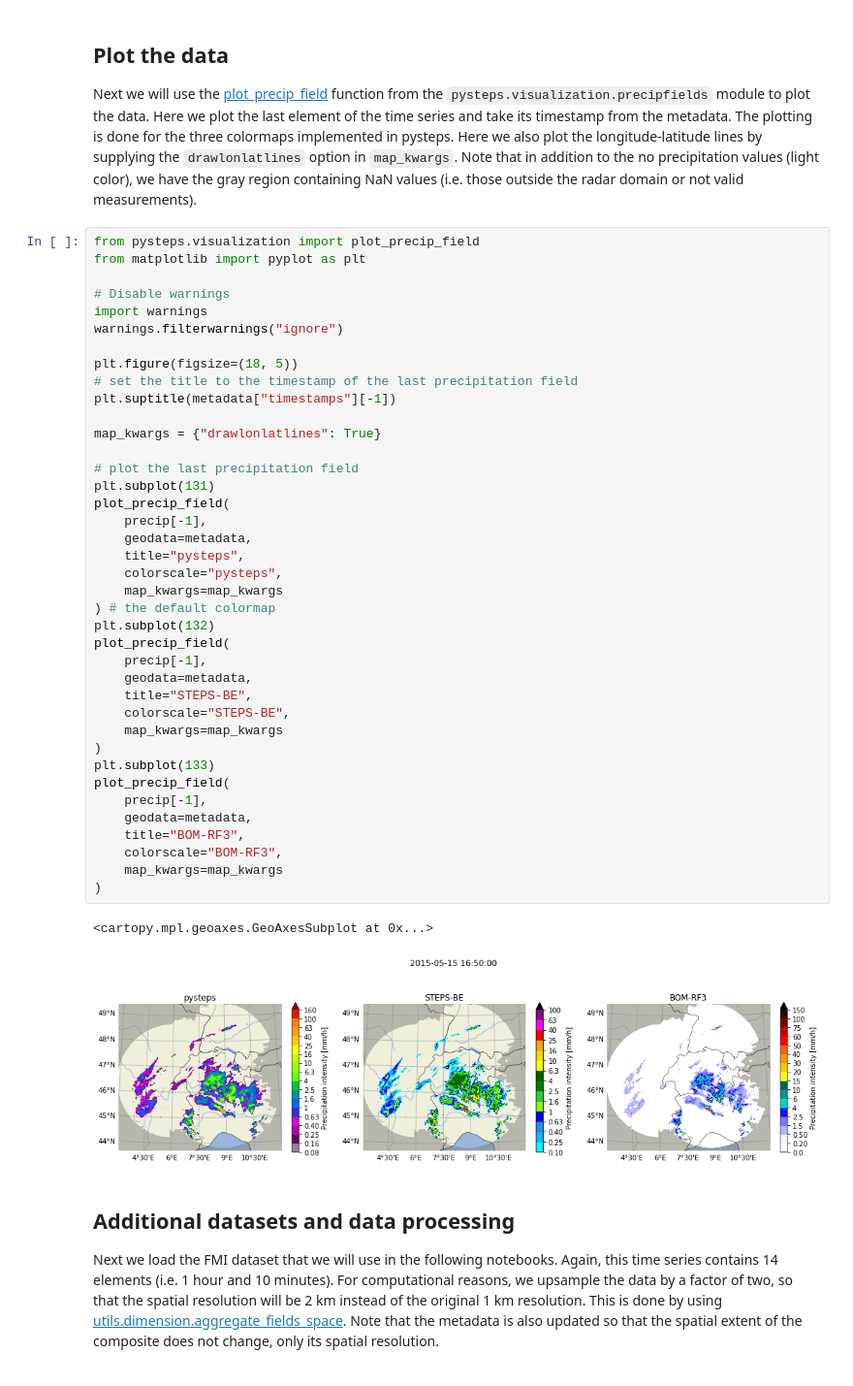
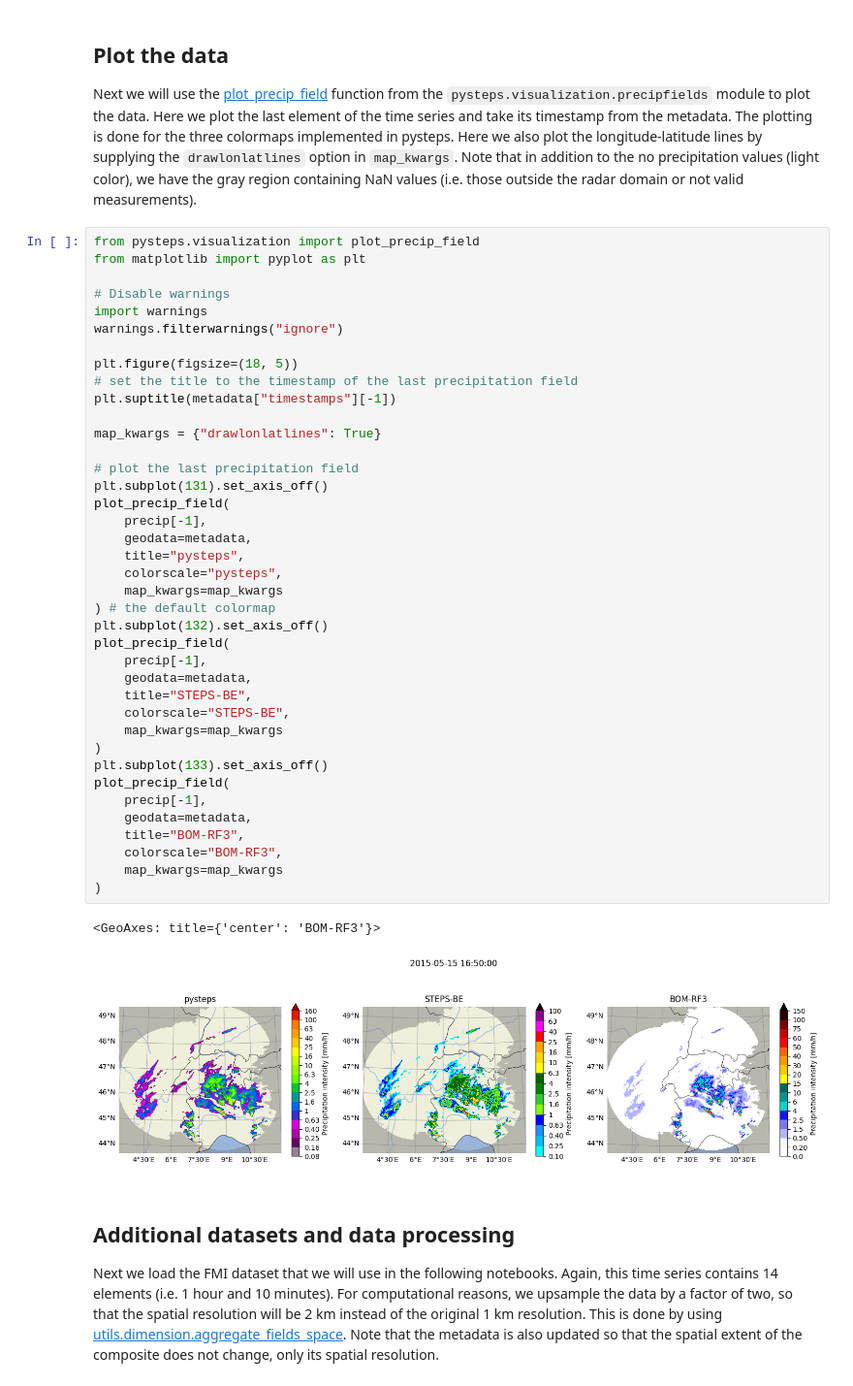
Before and after one commit to pySTEPS/ERAD-nowcasting-course-2026, a Jupyter notebook: notebooks/exercise_notebooks/block_02_input_data.ipynb, the cells around one changed output. Shown at 97% size. Saved outputs shown, nothing was run; the diff lists cells and outputs as text.

Commit message:
Notebook 2 plot updates

```diff
--- a/notebooks/exercise_notebooks/block_02_input_data.ipynb
+++ b/notebooks/exercise_notebooks/block_02_input_data.ipynb
@@ -106,38 +106,38 @@ warnings.filterwarnings("ignore")
 
 plt.figure(figsize=(18, 5))
 # set the title to the timestamp of the last precipitation field
 plt.suptitle(metadata["timestamps"][-1])
 
 map_kwargs = {"drawlonlatlines": True}
 
 # plot the last precipitation field
-plt.subplot(131)
+plt.subplot(131).set_axis_off()
 plot_precip_field(
     precip[-1],
     geodata=metadata,
     title="pysteps",
     colorscale="pysteps",
     map_kwargs=map_kwargs
 ) # the default colormap
-plt.subplot(132)
+plt.subplot(132).set_axis_off()
 plot_precip_field(
     precip[-1],
     geodata=metadata,
     title="STEPS-BE",
     colorscale="STEPS-BE",
     map_kwargs=map_kwargs
 )
-plt.subplot(133)
+plt.subplot(133).set_axis_off()
 plot_precip_field(
     precip[-1],
     geodata=metadata,
     title="BOM-RF3",
     colorscale="BOM-RF3",
     map_kwargs=map_kwargs
 )
 # %% [output]
-<cartopy.mpl.geoaxes.GeoAxesSubplot at 0x...>
+<GeoAxes: title={'center': 'BOM-RF3'}>
-[figure, old version]
+[figure, new version]
 # %% [markdown]
 ## Additional datasets and data processing
 
```
Also changed, not shown: parts of 9 cells of this notebook.
